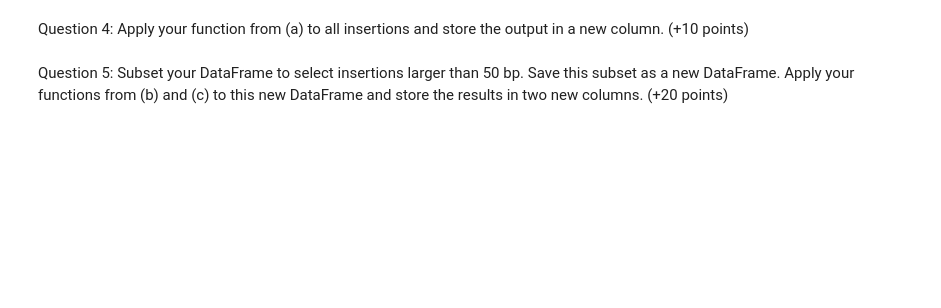
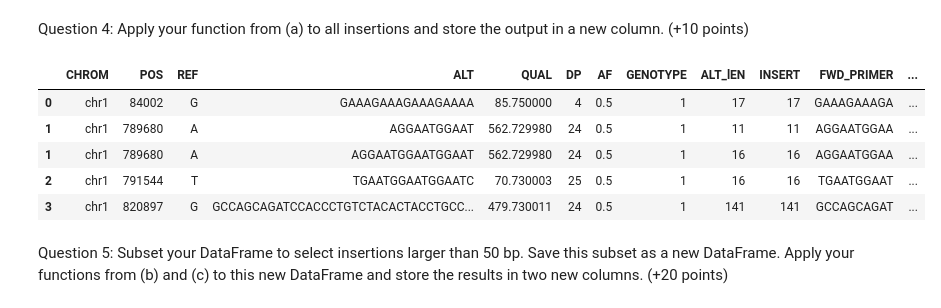
Before and after one commit to e-white25/Python_practice, a Jupyter notebook: Genomics_Midterm_Spring2025.ipynb, the cells around one changed output. Saved outputs shown, nothing was run; the diff lists cells and outputs as text; code cells hidden in the pictures; blank space fills up the shorter version.

```diff
--- a/Genomics_Midterm_Spring2025.ipynb
+++ b/Genomics_Midterm_Spring2025.ipynb
@@ -368,2 +475,13 @@ Question 4: Apply your function from (a) to all insertions and store the output
+# %%
+expanded_vcf["TM_FWD"] = expanded_vcf["FWD_PRIMER"].apply(melting_temp)
+expanded_vcf["TM_REV"] = expanded_vcf["REV_PRIMER"].apply(melting_temp)
+expanded_vcf.head()
+# %% [output]
+|  | CHROM | POS | REF | ALT | QUAL | DP | AF | GENOTYPE | ALT_lEN | INSERT | FWD_PRIMER | ... |
+| 0 | chr1 | 84002 | G | GAAAGAAAGAAAGAAAA | 85.750000 | 4 | 0.5 | 1 | 17 | 17 | GAAAGAAAGA | ... |
+| 1 | chr1 | 789680 | A | AGGAATGGAAT | 562.729980 | 24 | 0.5 | 1 | 11 | 11 | AGGAATGGAA | ... |
+| 1 | chr1 | 789680 | A | AGGAATGGAATGGAAT | 562.729980 | 24 | 0.5 | 1 | 16 | 16 | AGGAATGGAA | ... |
+| 2 | chr1 | 791544 | T | TGAATGGAATGGAATC | 70.730003 | 25 | 0.5 | 1 | 16 | 16 | TGAATGGAAT | ... |
+| 3 | chr1 | 820897 | G | GCCAGCAGATCCACCCTGTCTACACTACCTGCC... | 479.730011 | 24 | 0.5 | 1 | 141 | 141 | GCCAGCAGAT | ... |
 # %% [markdown]
 Question 5: Subset your DataFrame to select insertions larger than 50 bp. Save this subset as a new DataFrame. Apply your functions from (b) and (c) to this new DataFrame and store the results in two new columns. (+20 points)
```
Also changed, not shown: parts of 20 cells of this notebook.
